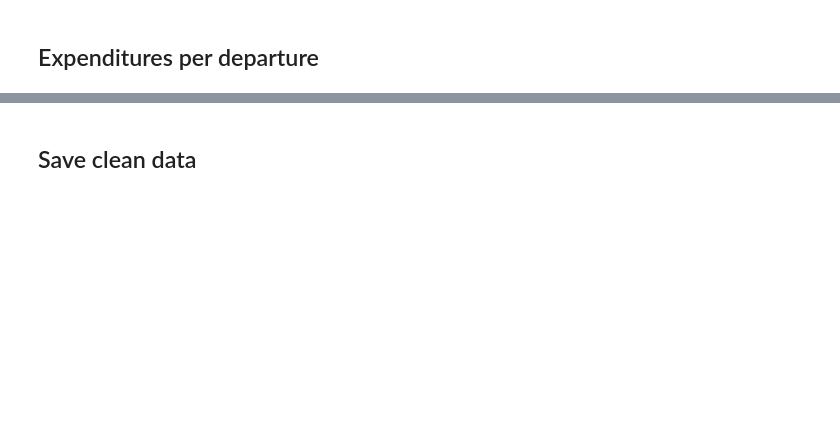
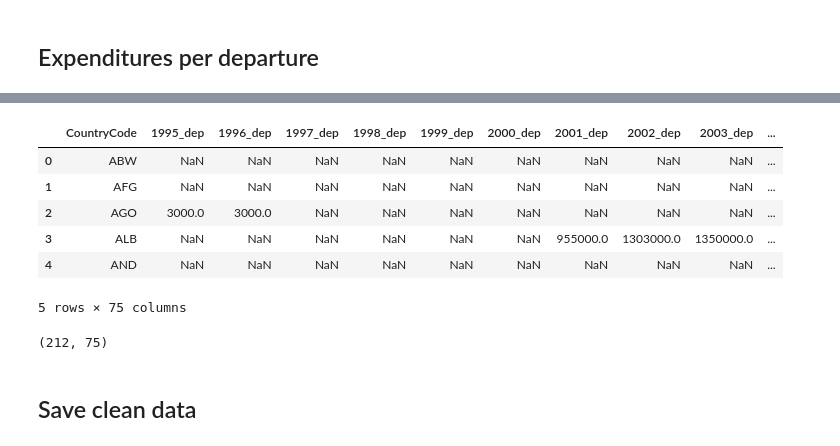
Before and after one commit to com-480-data-visualization/data-visualization-project-2021-itv, a Jupyter notebook: notebook/Data Analysis.ipynb, the cells around one changed output, grey strips where cells are left out. Saved outputs shown, nothing was run; the diff lists cells and outputs as text; code cells hidden in the pictures; blank space fills up the shorter version.

```diff
--- a/notebook/Data Analysis.ipynb
+++ b/notebook/Data Analysis.ipynb
@@ -444,0 +475,4 @@ dep_per_capita.head()
+# %%
+codes = pd.read_csv('./data/wikipedia-iso-country-codes.csv')
+print(codes.shape)
+codes.head()
@@ -445,3 +487,21 @@ dep_per_capita.head()
+# %%
+codes = codes[['Alpha-2 code', 'Alpha-3 code']]
+codes.rename(columns={'Alpha-2 code': 'CountryCode2', 'Alpha-3 code': 'CountryCode'}, inplace=True)
+# %%
+dep_per_capita = pd.merge(dep_per_capita, codes, on='CountryCode')
+dep_per_capita.head()
+# %% [output]
+|  | CountryCode | 1995_dep | 1996_dep | 1997_dep | 1998_dep | 1999_dep | 2000_dep | 2001_dep | 2002_dep | 2003_dep | ... |
+| 0 | ABW | NaN | NaN | NaN | NaN | NaN | NaN | NaN | NaN | NaN | ... |
+| 1 | AFG | NaN | NaN | NaN | NaN | NaN | NaN | NaN | NaN | NaN | ... |
+| 2 | AGO | 3000.0 | 3000.0 | NaN | NaN | NaN | NaN | NaN | NaN | NaN | ... |
+| 3 | ALB | NaN | NaN | NaN | NaN | NaN | NaN | 955000.0 | 1303000.0 | 1350000.0 | ... |
+| 4 | AND | NaN | NaN | NaN | NaN | NaN | NaN | NaN | NaN | NaN | ... |
+5 rows × 75 columns
+# %%
+dep_per_capita.shape
+# %% [output]
+(212, 75)
 # %% [markdown]
 ## Save clean data
 # %%
```
Also changed, not shown: parts of 12 cells of this notebook, 12 other files.
